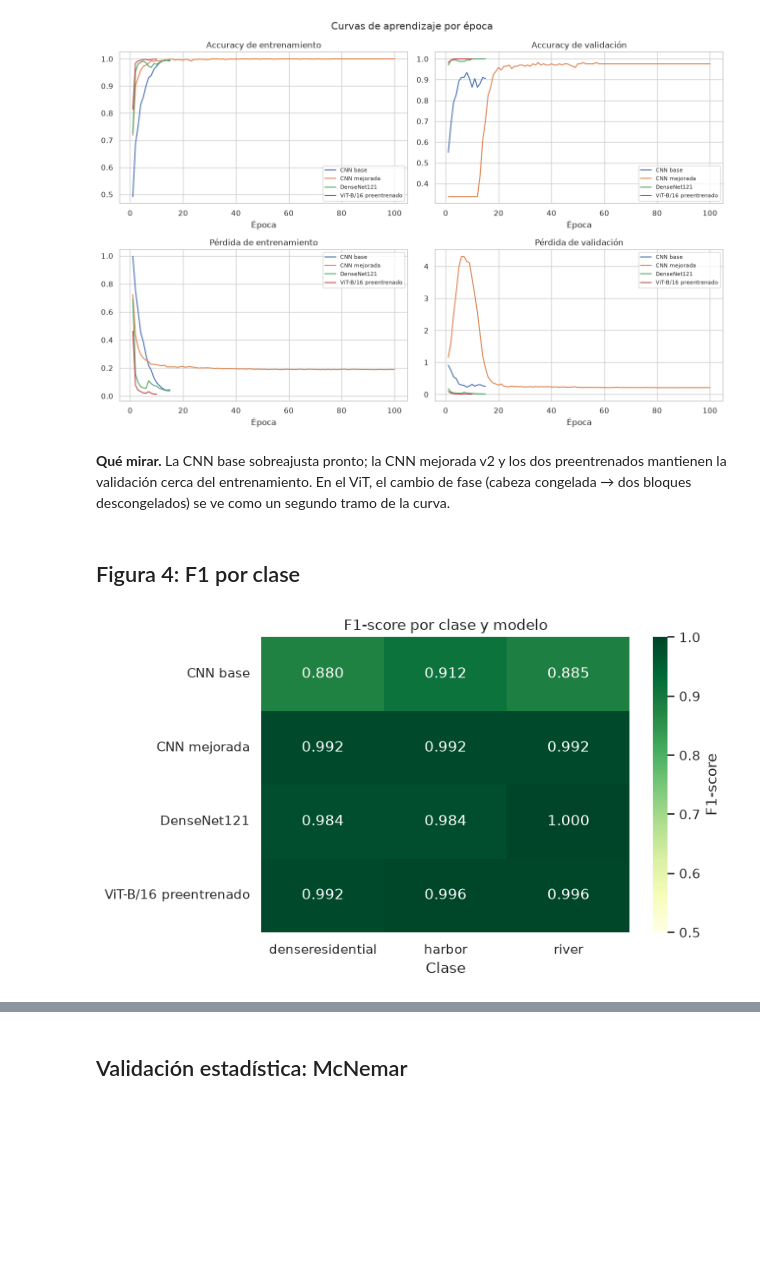
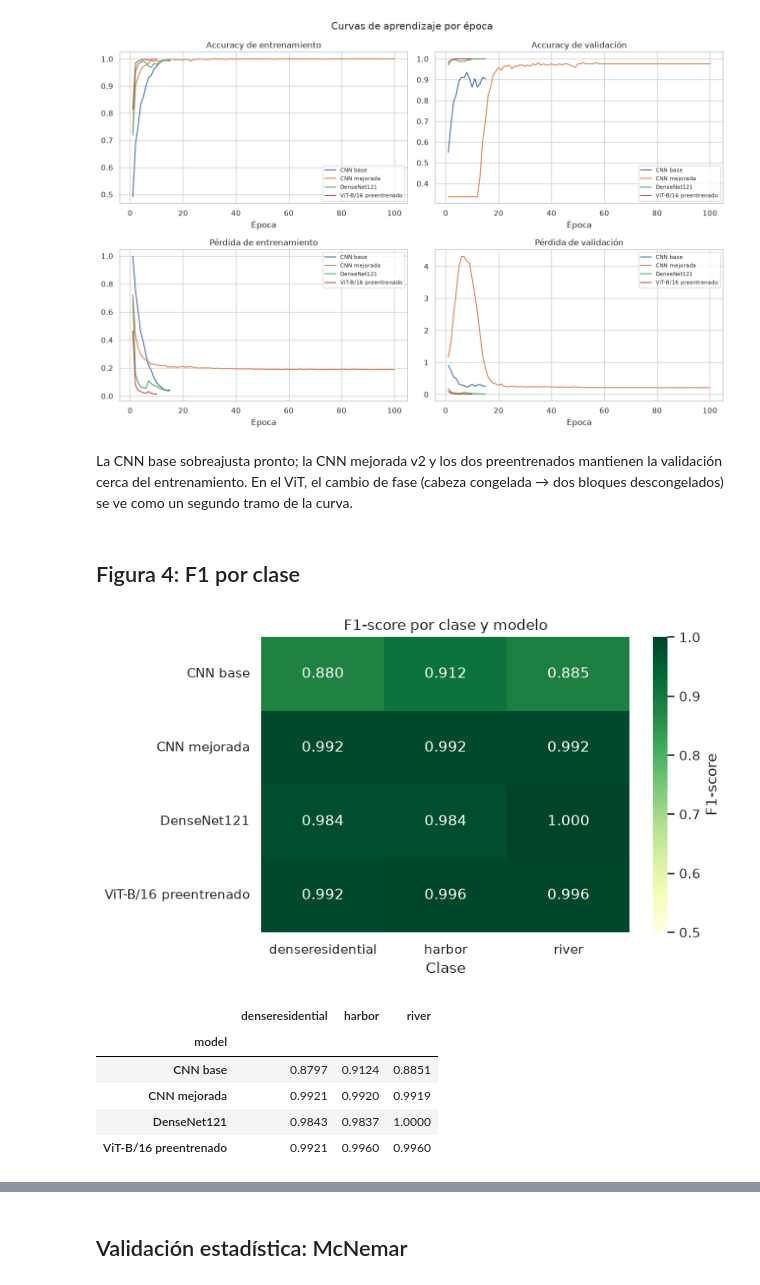
Before and after one commit to Andres2204/vision-por-computador, a Jupyter notebook: guia-4/reto-2/reto-2.ipynb, the cells around one changed output, grey strips where cells are left out. Saved outputs shown, nothing was run; the diff lists cells and outputs as text; code cells hidden in the pictures; blank space fills up the shorter version.

```diff
--- a/guia-4/reto-2/reto-2.ipynb
+++ b/guia-4/reto-2/reto-2.ipynb
@@ -323,7 +291,7 @@ else:
 # %% [output]
 [figure]
 # %% [markdown]
-**Qué mirar.** La CNN base sobreajusta pronto; la CNN mejorada v2 y los
+La CNN base sobreajusta pronto; la CNN mejorada v2 y los
 dos preentrenados mantienen la validación cerca del entrenamiento. En el ViT,
 el cambio de fase (cabeza congelada → dos bloques descongelados) se ve como un
 segundo tramo de la curva.
@@ -332,29 +300,35 @@ segundo tramo de la curva.
 # %%
 if not HAS_RESULTS:
     print("[aviso] Sin resultados entrenados: figura omitida.")
 else:
     f1_columns = [f"f1_{class_name}" for class_name in cl.CLASSES]
     f1_matrix = results.set_index("model")[f1_columns]
     f1_matrix.columns = cl.CLASSES
 
     fig, ax = plt.subplots(figsize=(7.5, 4.5))
     sns.heatmap(
         f1_matrix,
         annot=True,
         fmt=".3f",
         cmap="YlGn",
         vmin=0.5,
         vmax=1,
         ax=ax,
         cbar_kws={"label": "F1-score"},
     )
     ax.set_title("F1-score por clase y modelo")
     ax.set_xlabel("Clase")
     ax.set_ylabel("")
     fig.tight_layout()
     fig.savefig(comparison_dir / "heatmap_f1_por_clase.png", dpi=150, bbox_inches="tight")
     plt.show()
-    f1_matrix.round(4)
+    display(f1_matrix.round(4))
 # %% [output]
 [figure]
+|  | denseresidential | harbor | river |
+| model |  |  |  |
+| CNN base | 0.8797 | 0.9124 | 0.8851 |
+| CNN mejorada | 0.9921 | 0.9920 | 0.9919 |
+| DenseNet121 | 0.9843 | 0.9837 | 1.0000 |
+| ViT-B/16 preentrenado | 0.9921 | 0.9960 | 0.9960 |
 # %% [markdown]
```
Also changed, not shown: parts of 9 cells of this notebook, 6 other files.
